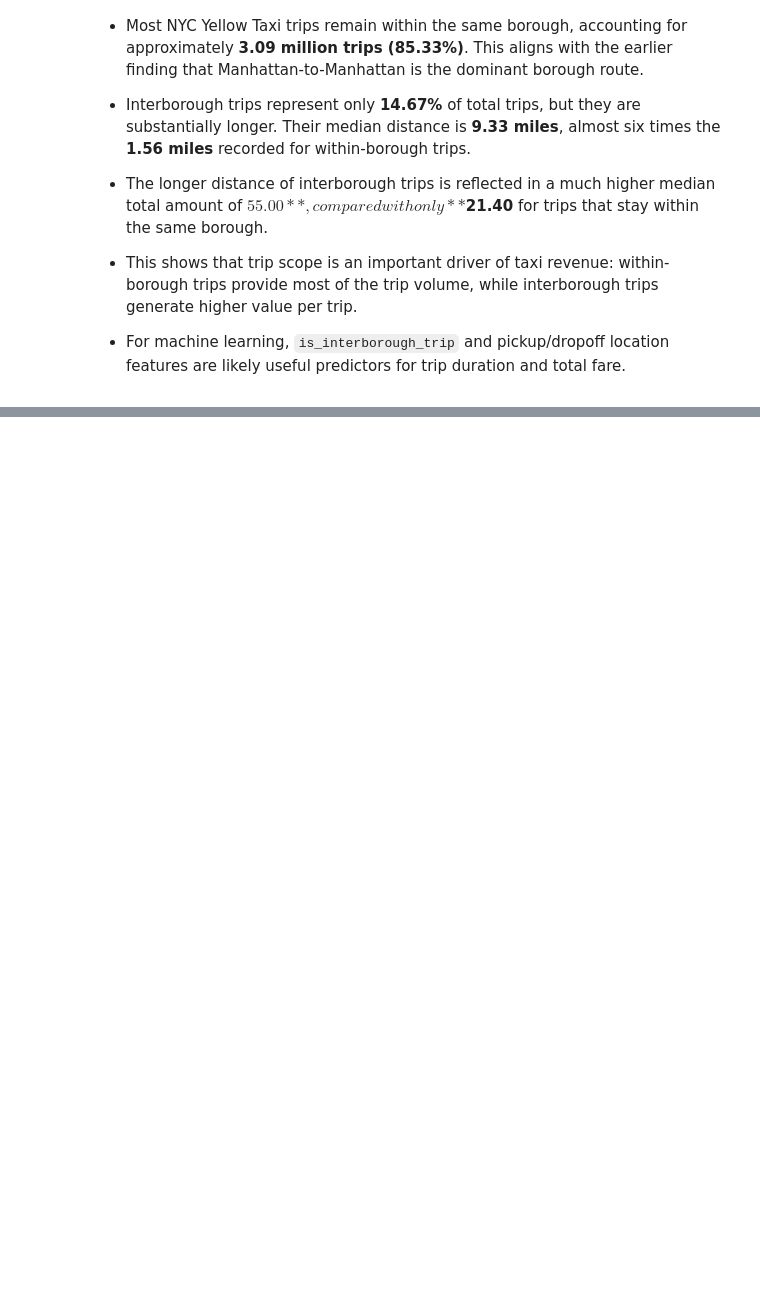
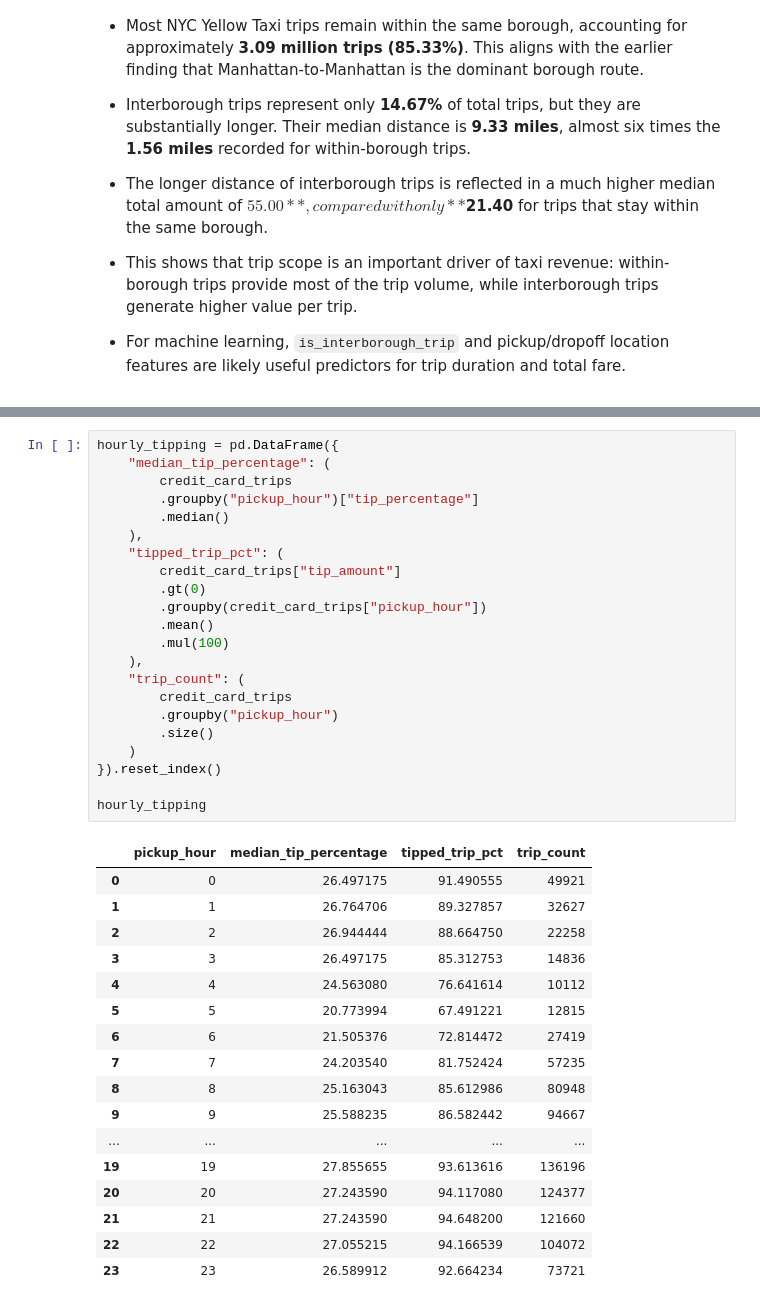
Before and after one commit to fathirrizkifadillah/NYC-Yellow-Taxi-Trip-Analysis, a Jupyter notebook: main.ipynb, the cells around one changed output, grey strips where cells are left out. Saved outputs shown, nothing was run; the diff lists cells and outputs as text; blank space fills up the shorter version.

```diff
--- a/main.ipynb
+++ b/main.ipynb
@@ -1657,0 +1681,40 @@ plt.show()
+# %%
+hourly_tipping = pd.DataFrame({
+    "median_tip_percentage": (
+        credit_card_trips
+        .groupby("pickup_hour")["tip_percentage"]
+        .median()
+    ),
+    "tipped_trip_pct": (
+        credit_card_trips["tip_amount"]
+        .gt(0)
+        .groupby(credit_card_trips["pickup_hour"])
+        .mean()
+        .mul(100)
+    ),
+    "trip_count": (
+        credit_card_trips
+        .groupby("pickup_hour")
+        .size()
+    )
+}).reset_index()
+
+hourly_tipping
+# %% [output]
+|  | pickup_hour | median_tip_percentage | tipped_trip_pct | trip_count |
+| 0 | 0 | 26.497175 | 91.490555 | 49921 |
+| 1 | 1 | 26.764706 | 89.327857 | 32627 |
+| 2 | 2 | 26.944444 | 88.664750 | 22258 |
+| 3 | 3 | 26.497175 | 85.312753 | 14836 |
+| 4 | 4 | 24.563080 | 76.641614 | 10112 |
+| 5 | 5 | 20.773994 | 67.491221 | 12815 |
+| 6 | 6 | 21.505376 | 72.814472 | 27419 |
+| 7 | 7 | 24.203540 | 81.752424 | 57235 |
+| 8 | 8 | 25.163043 | 85.612986 | 80948 |
+| 9 | 9 | 25.588235 | 86.582442 | 94667 |
+| ... | ... | ... | ... | ... |
+| 19 | 19 | 27.855655 | 93.613616 | 136196 |
+| 20 | 20 | 27.243590 | 94.117080 | 124377 |
+| 21 | 21 | 27.243590 | 94.648200 | 121660 |
+| 22 | 22 | 27.055215 | 94.166539 | 104072 |
+| 23 | 23 | 26.589912 | 92.664234 | 73721 |
```
Also changed, not shown: parts of 3 cells of this notebook, 1 other file.
